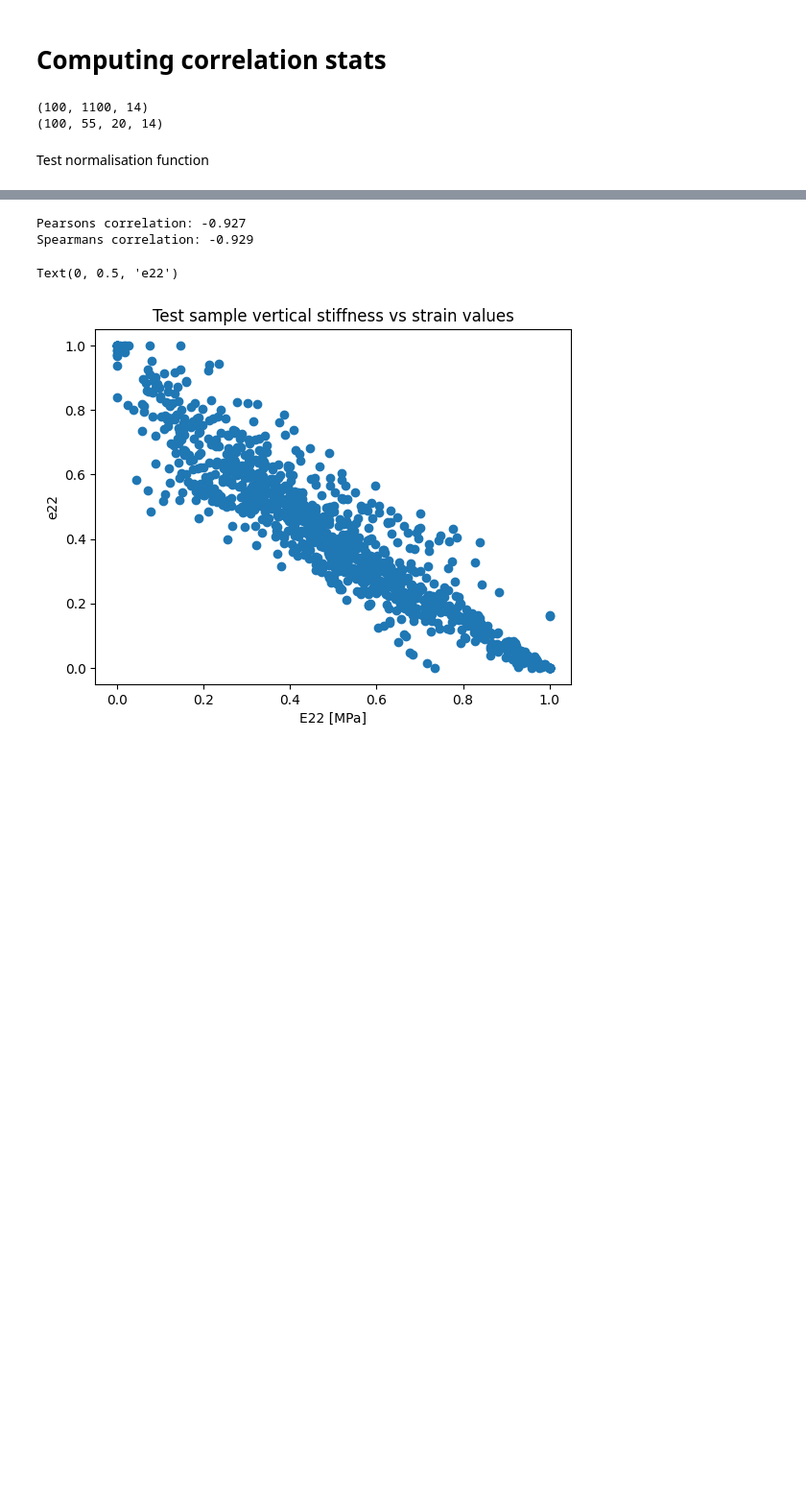
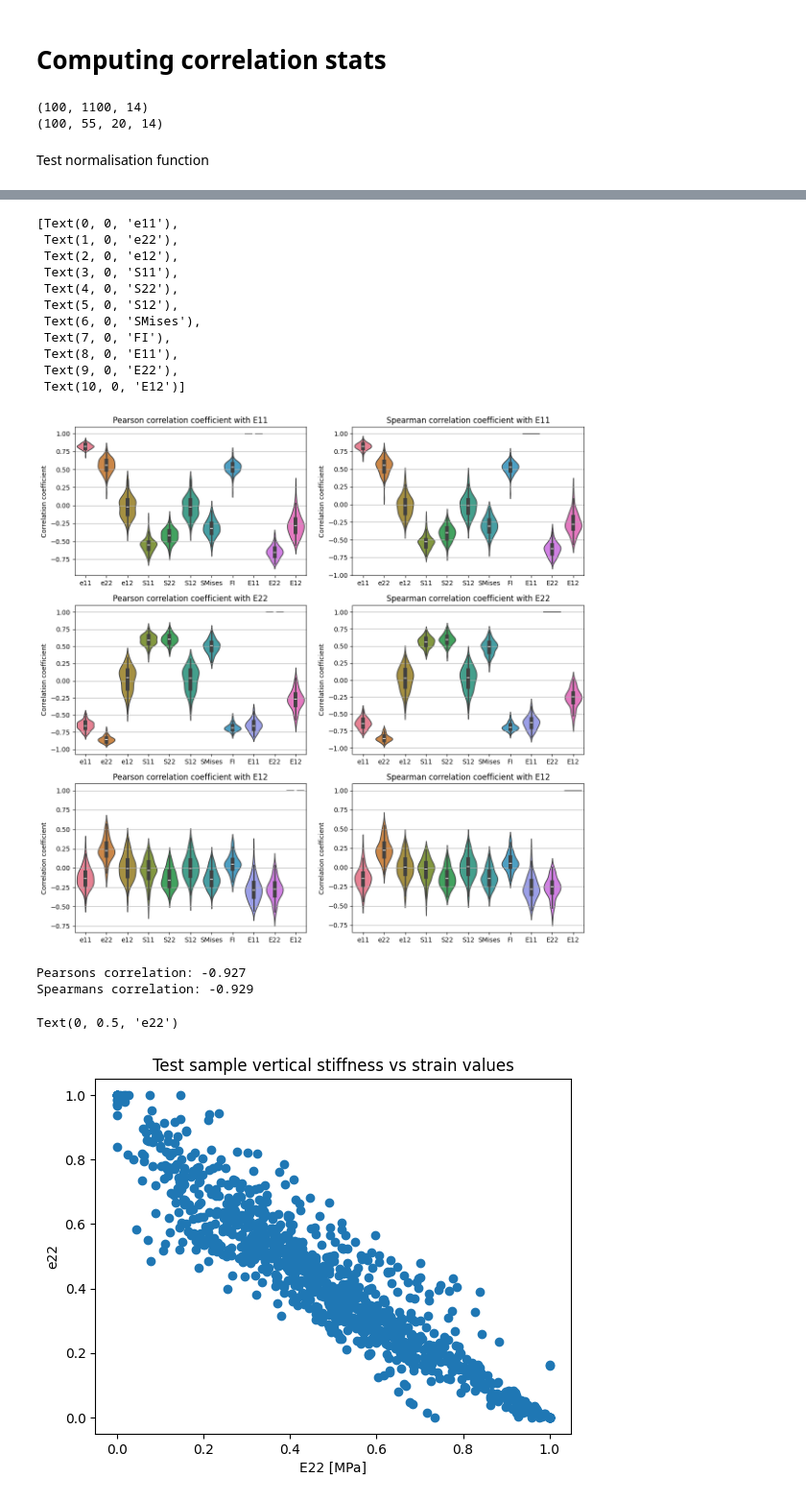
Before and after one commit to KFHICL/TBDCML, a Jupyter notebook: MultiDimTBDCNet.ipynb, the cells around one changed output, grey strips where cells are left out. Shown at 96% size. Cells and saved outputs as stored; diff of their text form; code cells hidden in the pictures; blank space fills up the shorter version.

Commit message:
Pearson and Spearman correlation coefficient violin plots

```diff
--- a/MultiDimTBDCNet.ipynb
+++ b/MultiDimTBDCNet.ipynb
@@ -273,3 +261,68 @@ for i in range(numSamples):
+# %%
+# Plot correlation coefficients
+fig, axs = plt.subplots(3, 2, figsize=[14,14]) # Create subplots
+
+# Plot correlation coefficients
+axis = plt.subplot(3,2,1)
+plt.grid()
+g = sns.violinplot(ax=axis, data=pearsonCorrE11)
+plt.title('Pearson correlation coefficient with E11')
+plt.ylabel('Correlation coefficient')
+g.set_xticks(range(len(pearsonCorrE11[0])))
+g.set_xticklabels(headers[featureIdxs])
+
+axis = plt.subplot(3,2,2)
+plt.grid()
+g = sns.violinplot(ax=axis, data=spearmanCorrE11)
+plt.title('Spearman correlation coefficient with E11')
+plt.ylabel('Correlation coefficient')
+g.set_xticks(range(len(spearmanCorrE11[0])))
+g.set_xticklabels(headers[featureIdxs])
+
+axis = plt.subplot(3,2,3)
+plt.grid()
+g = sns.violinplot(ax=axis, data=pearsonCorrE22)
+plt.title('Pearson correlation coefficient with E22')
+plt.ylabel('Correlation coefficient')
+g.set_xticks(range(len(pearsonCorrE22[0])))
+g.set_xticklabels(headers[featureIdxs])
+
+axis = plt.subplot(3,2,4)
+plt.grid()
+g = sns.violinplot(ax=axis, data=spearmanCorrE22)
+plt.title('Spearman correlation coefficient with E22')
+plt.ylabel('Correlation coefficient')
+g.set_xticks(range(len(spearmanCorrE22[0])))
+g.set_xticklabels(headers[featureIdxs])
+
+axis = plt.subplot(3,2,5)
+plt.grid()
+g = sns.violinplot(ax=axis, data=pearsonCorrE12)
+plt.title('Pearson correlation coefficient with E12')
+plt.ylabel('Correlation coefficient')
+g.set_xticks(range(len(pearsonCorrE12[0])))
+g.set_xticklabels(headers[featureIdxs])
+
+axis = plt.subplot(3,2,6)
+plt.grid()
+g = sns.violinplot(ax=axis, data=spearmanCorrE12)
+plt.title('Spearman correlation coefficient with E12')
+plt.ylabel('Correlation coefficient')
+g.set_xticks(range(len(spearmanCorrE12[0])))
+g.set_xticklabels(headers[featureIdxs])
+# %% [output]
+[Text(0, 0, 'e11'),
+ Text(1, 0, 'e22'),
+ Text(2, 0, 'e12'),
+ Text(3, 0, 'S11'),
+ Text(4, 0, 'S22'),
+ Text(5, 0, 'S12'),
+ Text(6, 0, 'SMises'),
+ Text(7, 0, 'FI'),
+ Text(8, 0, 'E11'),
+ Text(9, 0, 'E22'),
+ Text(10, 0, 'E12')]
+[figure, added]
 # %%
 # explicit function to normalize array
 def normalize_2d(matrix):
```
Also changed, not shown: parts of 6 cells of this notebook.
